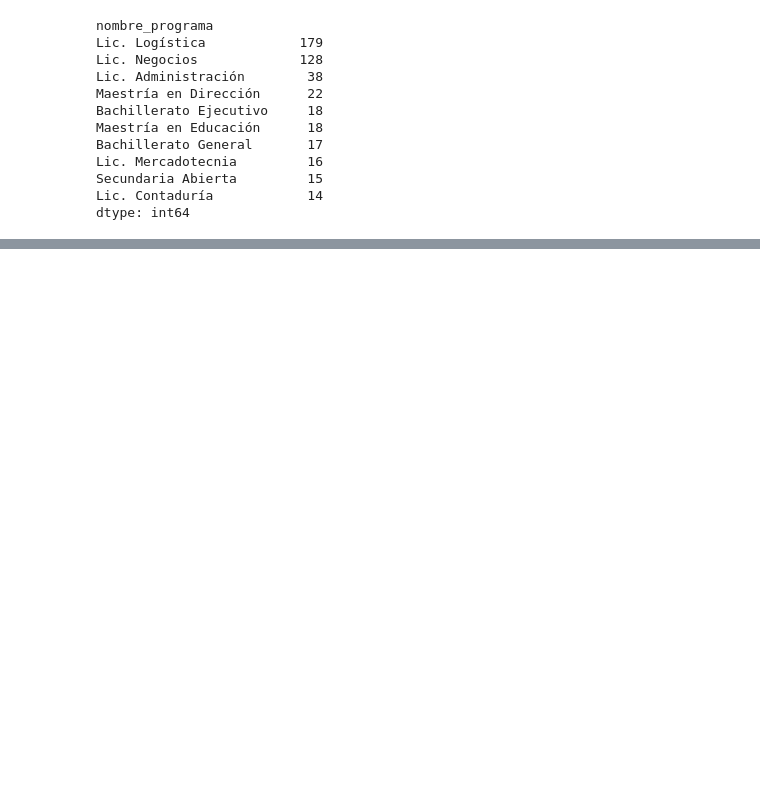
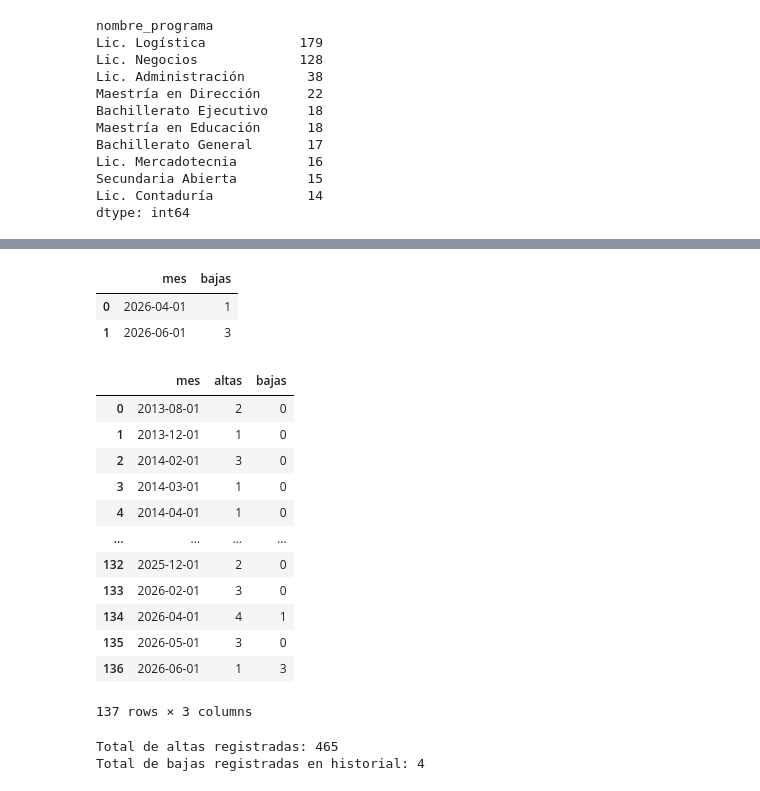
Before and after one commit to FerrariAgustinNicolas/prueba-fullstack-inscripciones, a Jupyter notebook: python/analisis_inscripciones.ipynb, the cells around one changed output, grey strips where cells are left out. Cells and saved outputs as stored; diff of their text form; code cells hidden in the pictures; blank space fills up the shorter version.

```diff
--- a/python/analisis_inscripciones.ipynb
+++ b/python/analisis_inscripciones.ipynb
@@ -275,0 +289,12 @@ dtype: int64
+# %%
+# Altas o inscripciones por mes
+
+altas_por_mes = (
+    df_base
+    .assign(mes=df_base["fecha_inscripcion"].dt.to_period("M").dt.to_timestamp())
+    .groupby("mes")
+    .size()
+    .reset_index(name="altas")
+)
+
+altas_por_mes.head()
@@ -275,0 +308,50 @@ dtype: int64
+# %%
+# Bajas por mes según movimientos del historial
+
+bajas_por_mes = (
+    df_historial[df_historial["estatus_nuevo"].isin(["baja_empresa", "baja_programa"])]
+    .assign(mes=lambda df: df["fecha_cambio"].dt.to_period("M").dt.to_timestamp())
+    .groupby("mes")
+    .size()
+    .reset_index(name="bajas")
+)
+
+bajas_por_mes.head()
+# %% [output]
+|  | mes | bajas |
+| 0 | 2026-04-01 | 1 |
+| 1 | 2026-06-01 | 3 |
+# %%
+# Consolidación mensual de altas y bajas
+
+evolucion_mensual = (
+    altas_por_mes
+    .merge(bajas_por_mes, on="mes", how="outer")
+    .fillna(0)
+    .sort_values("mes")
+)
+
+evolucion_mensual["altas"] = evolucion_mensual["altas"].astype(int)
+evolucion_mensual["bajas"] = evolucion_mensual["bajas"].astype(int)
+
+evolucion_mensual
+# %% [output]
+|  | mes | altas | bajas |
+| 0 | 2013-08-01 | 2 | 0 |
+| 1 | 2013-12-01 | 1 | 0 |
+| 2 | 2014-02-01 | 3 | 0 |
+| 3 | 2014-03-01 | 1 | 0 |
+| 4 | 2014-04-01 | 1 | 0 |
+| ... | ... | ... | ... |
+| 132 | 2025-12-01 | 2 | 0 |
+| 133 | 2026-02-01 | 3 | 0 |
+| 134 | 2026-04-01 | 4 | 1 |
+| 135 | 2026-05-01 | 3 | 0 |
+| 136 | 2026-06-01 | 1 | 3 |
+137 rows × 3 columns
+# %%
+print("Total de altas registradas:", evolucion_mensual["altas"].sum())
+print("Total de bajas registradas en historial:", evolucion_mensual["bajas"].sum())
+# %% [output]
+Total de altas registradas: 465
+Total de bajas registradas en historial: 4
```
Also changed, not shown: parts of 4 cells of this notebook.
